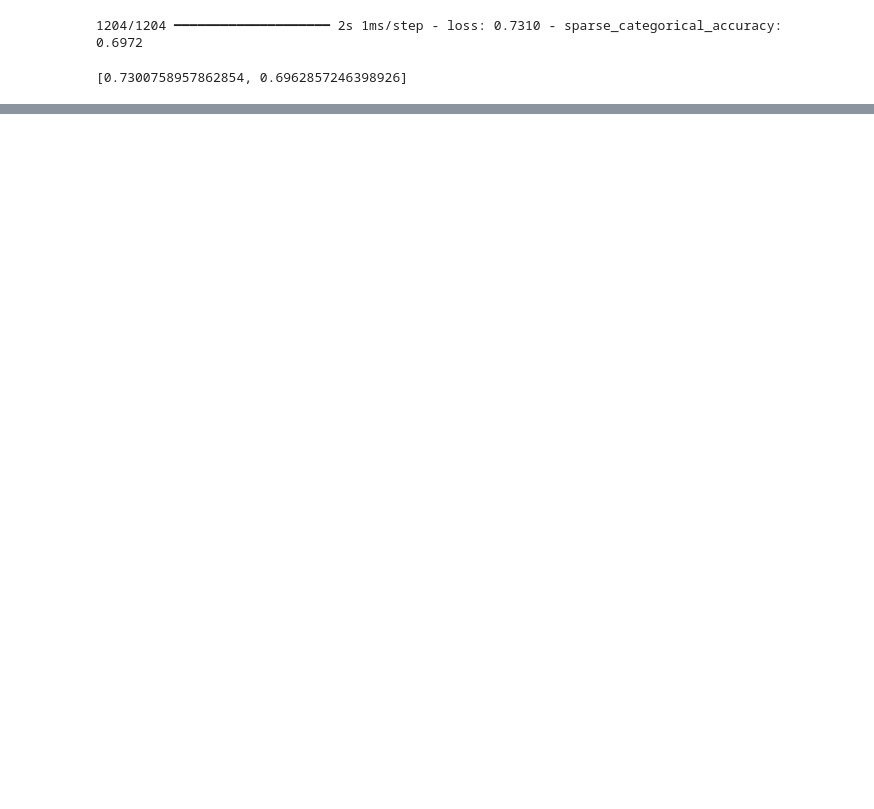
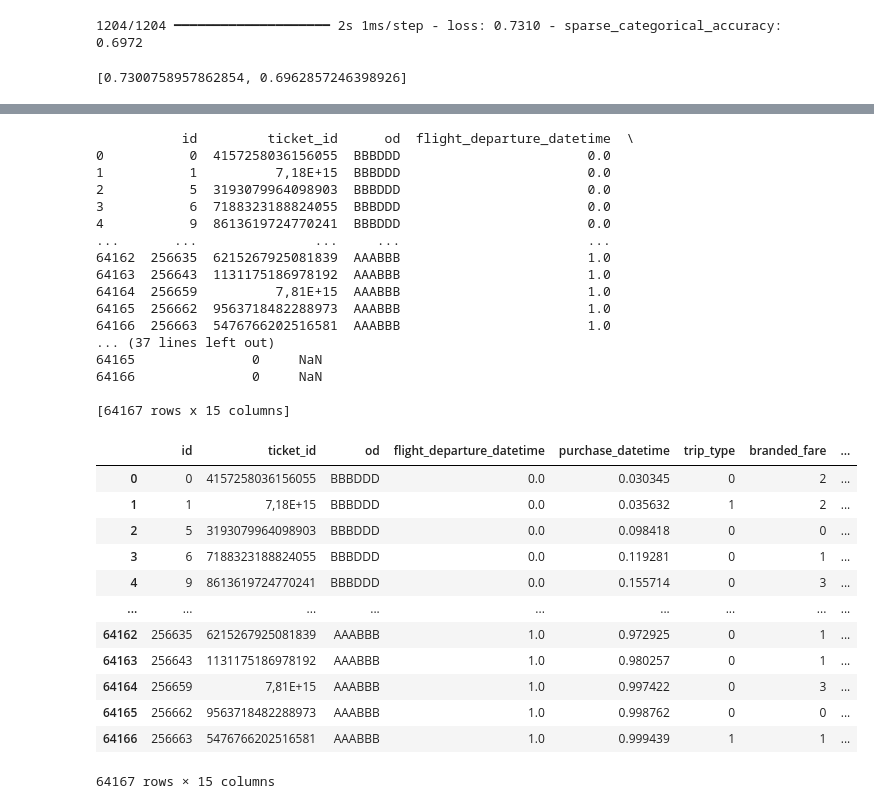
Before and after one commit to cw118/codeml2024, a Jupyter notebook: air_canada.ipynb, the cells around one changed output, grey strips where cells are left out. Drawn from its saved outputs; the diff is of its cells as text; code cells hidden in the pictures; blank space fills up the shorter version.

Commit message:
feat: sq8 predictions and final tests

```diff
--- a/air_canada.ipynb
+++ b/air_canada.ipynb
@@ -507,0 +590,18 @@ df_pred
+# %%
+df_pred['ADVS_price'] = MinMaxScaler().fit_transform(df_pred[['ADVS_price']])
+df_pred['PREF_price'] = MinMaxScaler().fit_transform(df_pred[['PREF_price']])
+
+df_pred['flight_departure_datetime'] = pd.to_datetime(df_pred['flight_departure_datetime'])
+df_pred['flight_departure_datetime'] = df_pred['flight_departure_datetime'].astype(np.int64) // 10**9 - 1704078000
+
+df_pred['purchase_datetime'] = pd.to_datetime(df_pred['purchase_datetime'])
+df_pred['purchase_datetime'] = df_pred['purchase_datetime'].astype(np.int64) // 10**9 - 1691042580
+
+df_pred['flight_departure_datetime'] = MinMaxScaler().fit_transform(df_pred[['flight_departure_datetime']])
+df_pred['purchase_datetime'] = MinMaxScaler().fit_transform(df_pred[['purchase_datetime']])
+
+list_columns = ['flight_departure_datetime', 'purchase_datetime', "trip_type", "branded_fare", "number_of_pax", "ADVS_price", "PREF_price", "ADVS_inventory", "PREF_inventory"]
+inputs_pred = df_pred[list_columns].to_numpy()
+
+print(inputs_pred)
+df_pred[list_columns]
@@ -507,0 +635,10 @@ df_pred
+# %%
+model = tf.keras.models.load_model("checkpoints/sq10_val.keras")
+# model = tf.keras.models.load_model("models/sq9.keras")
+# %%
+results = model.predict(inputs_pred)
+print(results)
+results = np.argmax(results, 1)
+
+unique, counts = np.unique(results, return_counts=True)
+dict(zip(unique, counts))
@@ -507,0 +655,9 @@ df_pred
+# %%
+results_choices = pd.DataFrame(results, columns=["choice"])
+results_choices = results_choices.astype({'choice':'object'})
+
+results_choices.loc[results_choices["choice"] == 0, "choice"] = "nochoice"
+results_choices.loc[results_choices["choice"] == 1, "choice"] = "pref"
+results_choices.loc[results_choices["choice"] == 2, "choice"] = "advs"
+
+results_choices
@@ -507,0 +678,38 @@ df_pred
+# %%
+print(baseline)
+# baseline.pop("choice")
+
+final = pd.concat([baseline, results_choices], axis=1)
+
+final
+# %% [output]
+           id         ticket_id      od  flight_departure_datetime  \
+0           0  4157258036156055  BBBDDD                        0.0
+1           1          7,18E+15  BBBDDD                        0.0
+2           5  3193079964098903  BBBDDD                        0.0
+3           6  7188323188824055  BBBDDD                        0.0
+4           9  8613619724770241  BBBDDD                        0.0
+...       ...               ...     ...                        ...
+64162  256635  6215267925081839  AAABBB                        1.0
+64163  256643  1131175186978192  AAABBB                        1.0
+64164  256659          7,81E+15  AAABBB                        1.0
+64165  256662  9563718482288973  AAABBB                        1.0
+64166  256663  5476766202516581  AAABBB                        1.0
+... (37 lines left out)
+64165               0     NaN
+64166               0     NaN
+
+[64167 rows x 15 columns]
+|  | id | ticket_id | od | flight_departure_datetime | purchase_datetime | trip_type | branded_fare | ... |
+| 0 | 0 | 4157258036156055 | BBBDDD | 0.0 | 0.030345 | 0 | 2 | ... |
+| 1 | 1 | 7,18E+15 | BBBDDD | 0.0 | 0.035632 | 1 | 2 | ... |
+| 2 | 5 | 3193079964098903 | BBBDDD | 0.0 | 0.098418 | 0 | 0 | ... |
+| 3 | 6 | 7188323188824055 | BBBDDD | 0.0 | 0.119281 | 0 | 1 | ... |
+| 4 | 9 | 8613619724770241 | BBBDDD | 0.0 | 0.155714 | 0 | 3 | ... |
+| ... | ... | ... | ... | ... | ... | ... | ... | ... |
+| 64162 | 256635 | 6215267925081839 | AAABBB | 1.0 | 0.972925 | 0 | 1 | ... |
+| 64163 | 256643 | 1131175186978192 | AAABBB | 1.0 | 0.980257 | 0 | 1 | ... |
+| 64164 | 256659 | 7,81E+15 | AAABBB | 1.0 | 0.997422 | 0 | 3 | ... |
+| 64165 | 256662 | 9563718482288973 | AAABBB | 1.0 | 0.998762 | 0 | 0 | ... |
+| 64166 | 256663 | 5476766202516581 | AAABBB | 1.0 | 0.999439 | 1 | 1 | ... |
+64167 rows × 15 columns
```
Also changed, not shown: parts of 11 cells of this notebook, 5 other files.
